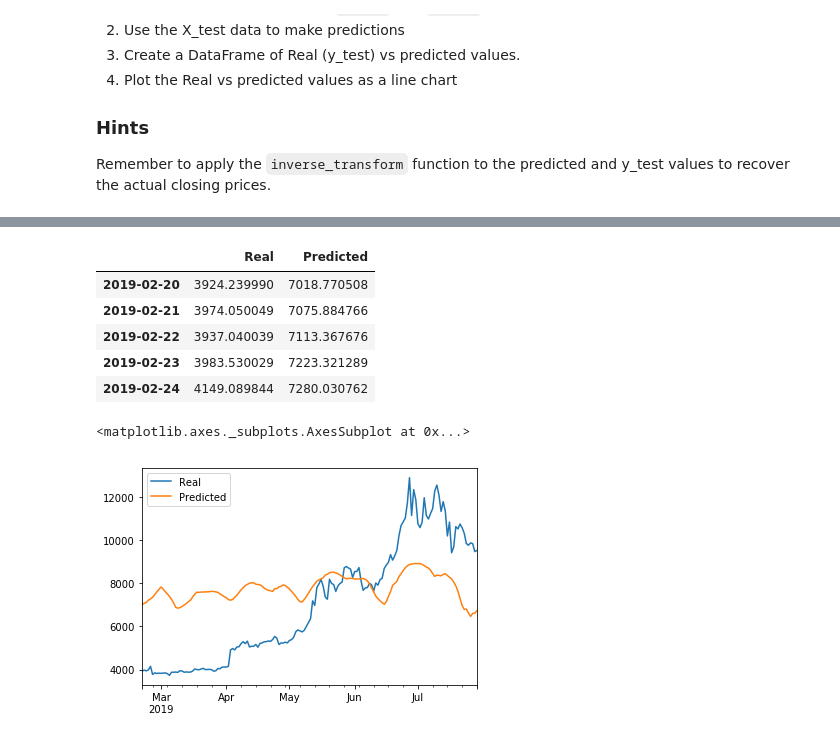
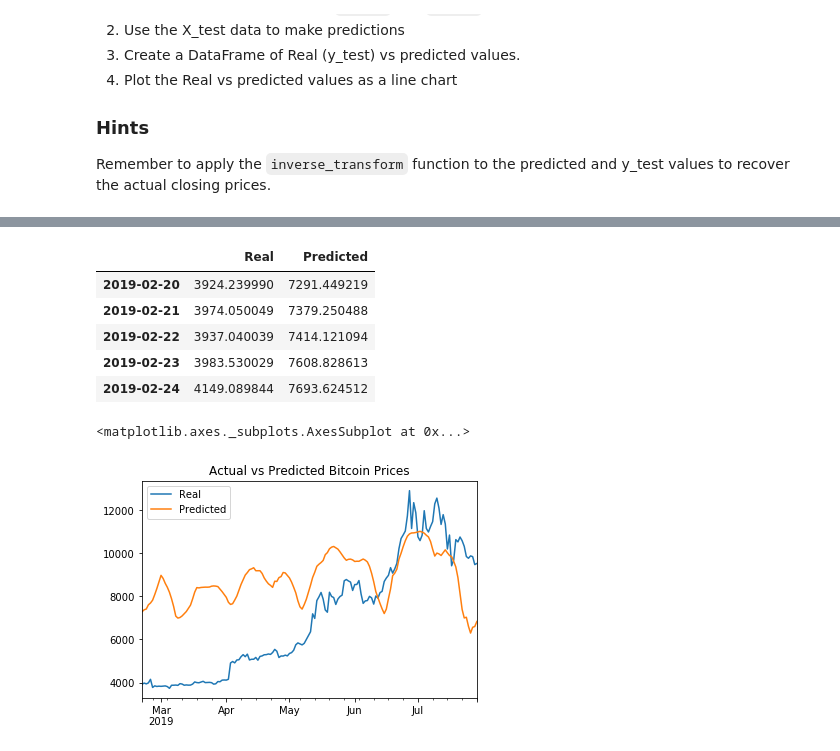
Before and after one commit to arsm800/lstm_stock_predictor, a Jupyter notebook: Starter_Code/lstm_stock_predictor_fng.ipynb, the cells around one changed output, grey strips where cells are left out. Drawn from its saved outputs; the diff is of its cells as text; code cells hidden in the pictures.

Commit message:
Experimented with epochs, number of units, and number of layers in neural model.

```diff
--- a/Starter_Code/lstm_stock_predictor_fng.ipynb
+++ b/Starter_Code/lstm_stock_predictor_fng.ipynb
@@ -188,6 +191,14 @@ model.add(LSTM(
 
 model.add(Dropout(dropout_fraction))
 
+# Layer 2 (Additional w/ 50 epochs)
+model.add(LSTM(
+        units=number_units,
+        return_sequences=True)
+        )
+
+model.add(Dropout(dropout_fraction))
+
 # Layer 3
 model.add(LSTM(
         units=number_units))
@@ -226,5 +237,5 @@ _________________________________________________________________
 # Do not shuffle the data
 # Experiement with the batch size, but a smaller batch size is recommended
 
-model.fit(X_train, y_train, epochs=10, shuffle=False, batch_size=20, verbose=1)
+model.fit(X_train, y_train, epochs=50, shuffle=False, batch_size=20, verbose=1)
 # %% [output]
@@ -286,14 +294,14 @@ stocks = pd.DataFrame({
 stocks.head()
 # %% [output]
 |  | Real | Predicted |
-| 2019-02-20 | 3924.239990 | 7018.770508 |
-| 2019-02-21 | 3974.050049 | 7075.884766 |
-| 2019-02-22 | 3937.040039 | 7113.367676 |
-| 2019-02-23 | 3983.530029 | 7223.321289 |
-| 2019-02-24 | 4149.089844 | 7280.030762 |
+| 2019-02-20 | 3924.239990 | 7291.449219 |
+| 2019-02-21 | 3974.050049 | 7379.250488 |
+| 2019-02-22 | 3937.040039 | 7414.121094 |
+| 2019-02-23 | 3983.530029 | 7608.828613 |
+| 2019-02-24 | 4149.089844 | 7693.624512 |
 # %%
 # Plot the real vs predicted values as a line chart
-stocks.plot()
+stocks.plot(title='Actual vs Predicted Bitcoin Prices')
 # %% [output]
 <matplotlib.axes._subplots.AxesSubplot at 0x...>
-[figure, old version]
+[figure, new version]
```
Also changed, not shown: parts of 5 cells of this notebook.
